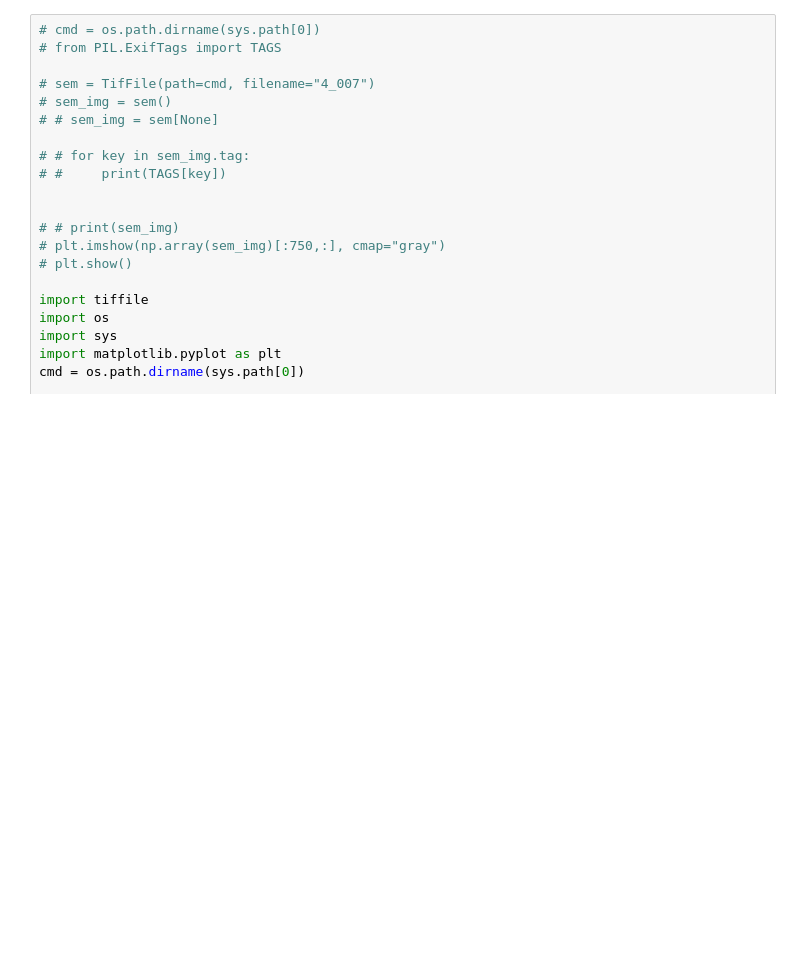
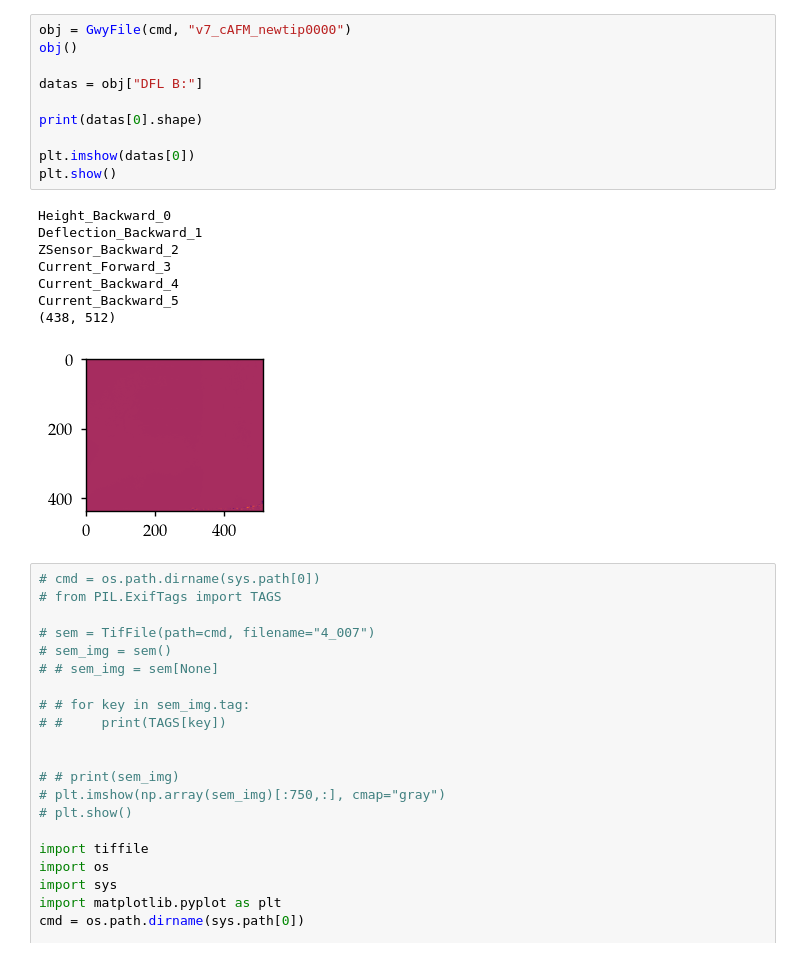
Before and after one commit to RubenDragland/WallPY, a Jupyter notebook: wallpy_test.ipynb, the cells around one changed output. Saved outputs shown, nothing was run; the diff lists cells and outputs as text; blank space fills up the shorter version.

```diff
--- a/wallpy_test.ipynb
+++ b/wallpy_test.ipynb
@@ -22,3 +65,22 @@ import matplotlib.pyplot as plt
+# %%
+obj = GwyFile(cmd, "v7_cAFM_newtip0000")
+obj()
+
+datas = obj["DFL B:"]
+
+print(datas[0].shape)
+
+plt.imshow(datas[0])
+plt.show()
+# %% [output]
+Height_Backward_0
+Deflection_Backward_1
+ZSensor_Backward_2
+Current_Forward_3
+Current_Backward_4
+Current_Backward_5
+(438, 512)
+[figure, added]
 # %%
 # cmd = os.path.dirname(sys.path[0])
 # from PIL.ExifTags import TAGS
```
Also changed, not shown: parts of 6 cells of this notebook, 3 other files.
